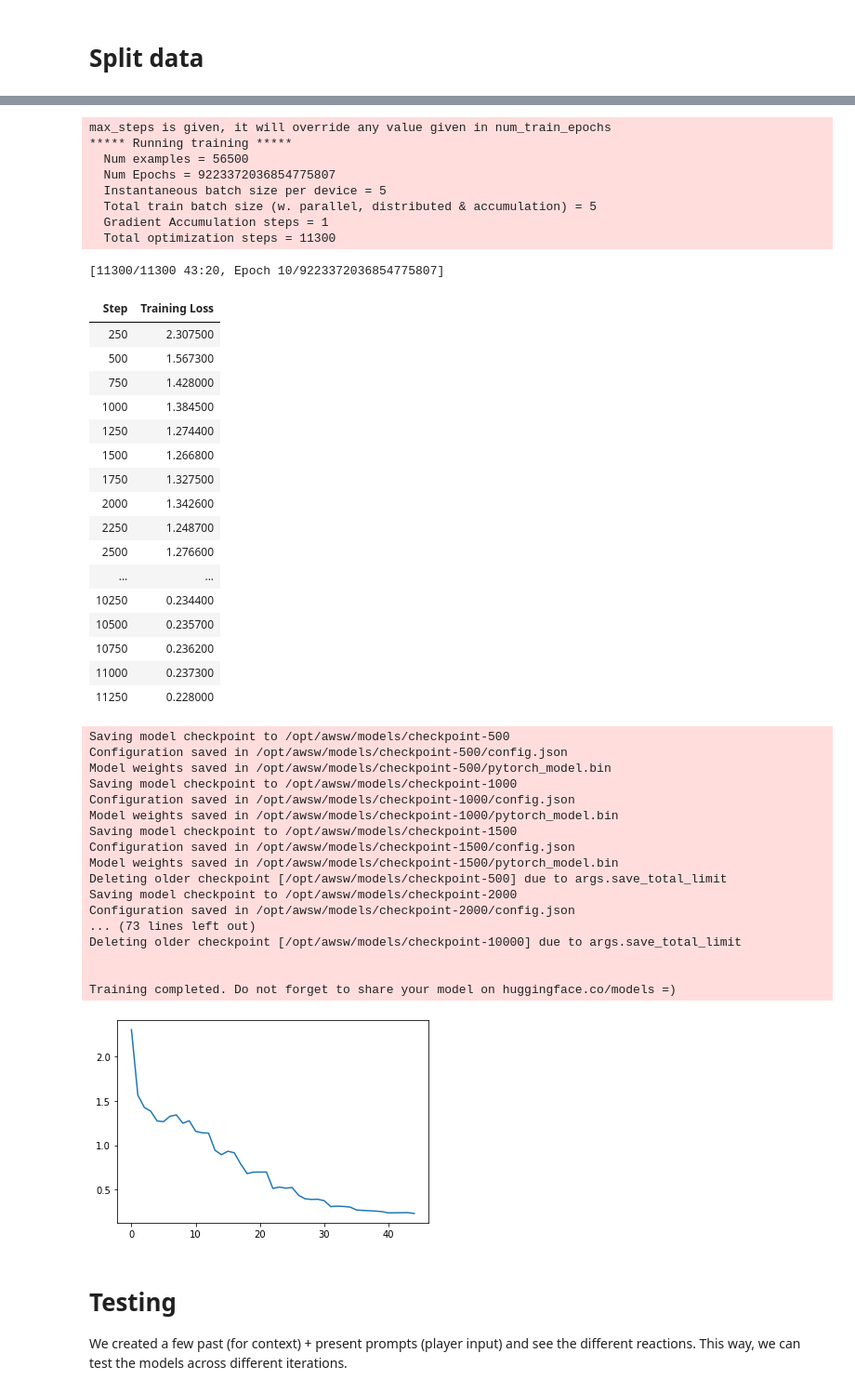
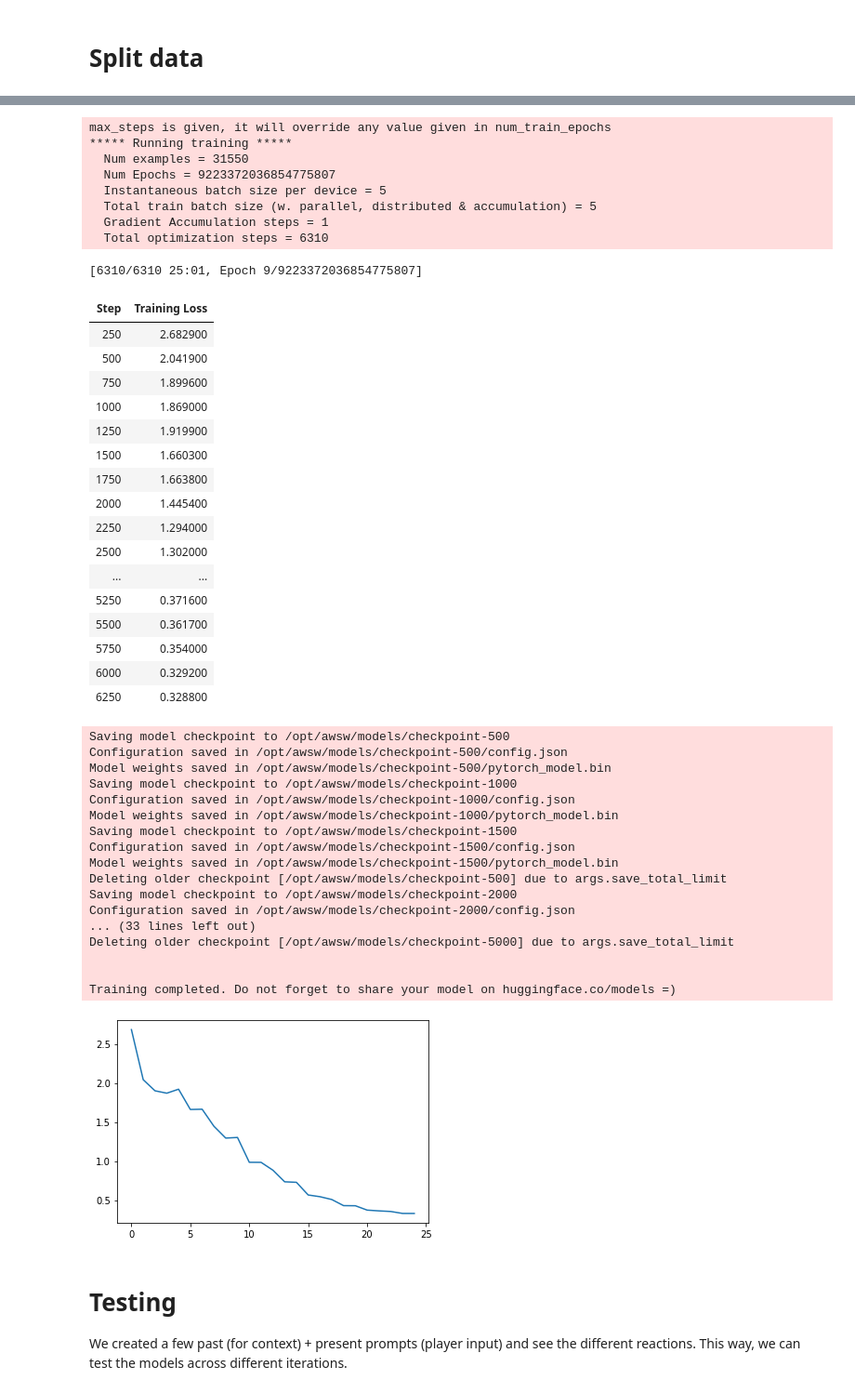
Before and after one commit to peterwilli/Endless-AWSW, a Jupyter notebook: Research/AWSW_GPT_Neo.ipynb, the cells around one changed output, grey strips where cells are left out. Shown at 93% size. Saved outputs shown, nothing was run; the diff lists cells and outputs as text; code cells hidden in the pictures.

```diff
--- a/Research/AWSW_GPT_Neo.ipynb
+++ b/Research/AWSW_GPT_Neo.ipynb
@@ -135,7 +135,7 @@ for line in lines:
 
 train_lines = []
 eval_lines = []
-eval_per_character = 0
+eval_per_character = 20
 
 for player_line_str in player_dragon_pairs.keys():
     player_lines = json.loads(player_line_str)
@@ -189,9 +193,10 @@ PlayerReply c "It's pretty romantic." DragonReply Ry shy "You think so?"
 dataset = load_dataset('text', data_files={'train': os.path.join(work_dir, "data_train.txt"), 'test': os.path.join(work_dir, "data_test.txt")})
 
 class AWSWDataset(torch.utils.data.IterableDataset):
-    def __init__(self, dataset, dataset_type):
+    def __init__(self, dataset, dataset_type, do_shuffle=False):
         self.current_dataset = dataset
         self.dataset_type = dataset_type
+        self.do_shuffle = do_shuffle
         self.map_dataset()
 
     def approx_len(self):
@@ -205,13 +210,13 @@ class AWSWDataset(torch.utils.data.IterableDataset):
         self.mapped_dataset = self.current_dataset.map(
             group_texts,
             batched=True,
-            batch_size=5,
+            batch_size=dataset_batch_size,
             num_proc=dataset_map_cores
         )
 
     def __iter__(self):
-#         print("doing iter")
-        self.shuffle_awsw_data()
+        if self.do_shuffle:
+            self.shuffle_awsw_data()
         return iter(self.mapped_dataset[self.dataset_type])
 
 def encode(batch):
@@ -310,13 +315,6 @@ dataset = dataset.map(
     num_proc=dataset_map_cores
 )
 
-# dataset = dataset.map(
-#     group_texts,
-#     batched=True,
-#     batch_size=dataset_batch_size,
-#     num_proc=dataset_map_cores
-# )
-
 def test_dataset(awsw_dataset):
     iter_dataset = iter(awsw_dataset)
     for i in range(5):
@@ -336,5 +334,6 @@ def test_dataset(awsw_dataset):
         print(f"Item {i}: {tokenizer.decode(item['labels'])}")
 
 test_dataset(AWSWDataset(dataset, 'train'))
-train_awsw_dataset = AWSWDataset(dataset, 'train')
+train_awsw_dataset = AWSWDataset(dataset, 'train', do_shuffle=True)
+test_awsw_dataset = AWSWDataset(dataset, 'test')
 # %% [output]
@@ -413,7 +412,7 @@ def train(model):
         args=training_args,
         train_dataset=train_awsw_dataset,
         #train_dataset=train_awsw_dataset.mapped_dataset['train'],
-        #eval_dataset=dataset['test'],
+        eval_dataset=test_awsw_dataset,
         optimizers=(optimizer, scheduler),
         callbacks=[AWSWTrainerCallback]
     )
@@ -422,54 +421,54 @@ def train(model):
         latest_checkpoint = max(checkpoint_dirs, key=os.path.getmtime)
         trainer.train(latest_checkpoint)
     else:
         trainer.train()
 
 train(model)
 # %% [output]
 max_steps is given, it will override any value given in num_train_epochs
 ***** Running training *****
-  Num examples = 56500
+  Num examples = 31550
   Num Epochs = 9223372036854775807
   Instantaneous batch size per device = 5
   Total train batch size (w. parallel, distributed & accumulation) = 5
   Gradient Accumulation steps = 1
-  Total optimization steps = 11300
+  Total optimization steps = 6310
-[11300/11300 43:20, Epoch 10/9223372036854775807]
+[6310/6310 25:01, Epoch 9/9223372036854775807]
 | Step | Training Loss |
-| 250 | 2.307500 |
-| 500 | 1.567300 |
-| 750 | 1.428000 |
-| 1000 | 1.384500 |
-| 1250 | 1.274400 |
-| 1500 | 1.266800 |
-| 1750 | 1.327500 |
-| 2000 | 1.342600 |
-| 2250 | 1.248700 |
-| 2500 | 1.276600 |
+| 250 | 2.682900 |
+| 500 | 2.041900 |
+| 750 | 1.899600 |
+| 1000 | 1.869000 |
+| 1250 | 1.919900 |
+| 1500 | 1.660300 |
+| 1750 | 1.663800 |
+| 2000 | 1.445400 |
+| 2250 | 1.294000 |
+| 2500 | 1.302000 |
 | ... | ... |
-| 10250 | 0.234400 |
-| 10500 | 0.235700 |
-| 10750 | 0.236200 |
-| 11000 | 0.237300 |
-| 11250 | 0.228000 |
+| 5250 | 0.371600 |
+| 5500 | 0.361700 |
+| 5750 | 0.354000 |
+| 6000 | 0.329200 |
+| 6250 | 0.328800 |
 Saving model checkpoint to /opt/awsw/models/checkpoint-500
 Configuration saved in /opt/awsw/models/checkpoint-500/config.json
 Model weights saved in /opt/awsw/models/checkpoint-500/pytorch_model.bin
 Saving model checkpoint to /opt/awsw/models/checkpoint-1000
 Configuration saved in /opt/awsw/models/checkpoint-1000/config.json
 Model weights saved in /opt/awsw/models/checkpoint-1000/pytorch_model.bin
 Saving model checkpoint to /opt/awsw/models/checkpoint-1500
 Configuration saved in /opt/awsw/models/checkpoint-1500/config.json
 Model weights saved in /opt/awsw/models/checkpoint-1500/pytorch_model.bin
 Deleting older checkpoint [/opt/awsw/models/checkpoint-500] due to args.save_total_limit
 Saving model checkpoint to /opt/awsw/models/checkpoint-2000
 Configuration saved in /opt/awsw/models/checkpoint-2000/config.json
-... (73 lines left out)
-Deleting older checkpoint [/opt/awsw/models/checkpoint-10000] due to args.save_total_limit
+... (33 lines left out)
+Deleting older checkpoint [/opt/awsw/models/checkpoint-5000] due to args.save_total_limit
 
 
 Training completed. Do not forget to share your model on huggingface.co/models =)
-[figure, old version]
+[figure, new version]
 # %% [markdown]
 # Testing
 
```
Also changed, not shown: parts of 10 cells of this notebook.
